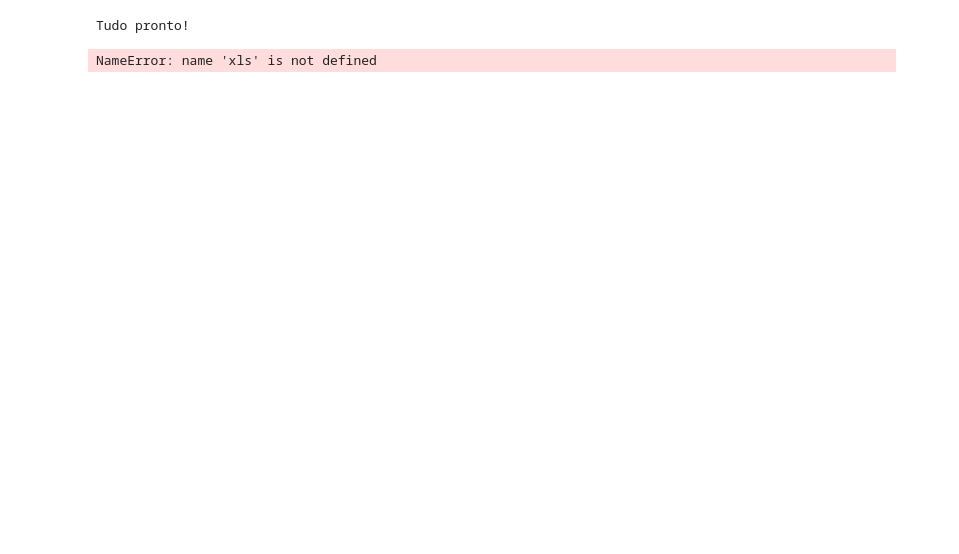
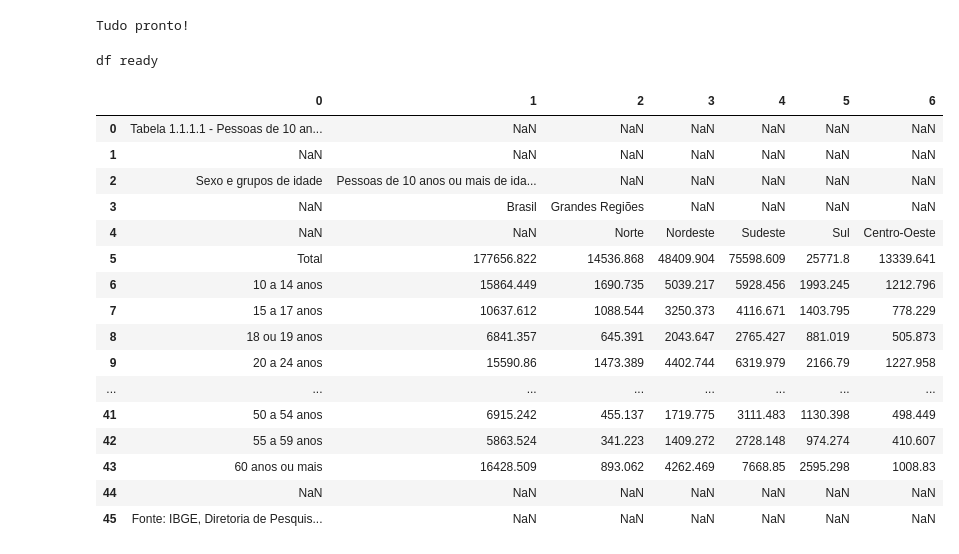
Before and after one commit to izaiapc/first_EDA, a Jupyter notebook: notebooks/acesso_a_internet_2015.ipynb, the cells around one changed output. Cells and saved outputs as stored; diff of their text form; code cells hidden in the pictures; blank space fills up the shorter version.

```diff
--- a/notebooks/acesso_a_internet_2015.ipynb
+++ b/notebooks/acesso_a_internet_2015.ipynb
@@ -10,8 +10,28 @@ print("Tudo pronto!")
 # %% [output]
 Tudo pronto!
 # %%
-df = pd.read_excel('../data/ibge_acesso_a_internet_2015/01_Utilizacao_da_Internet.xlsx')
+df = pd.read_excel('../data/ibge_acesso_a_internet_2015/01_Utilizacao_da_Internet.xlsx',header=None)
+print('df ready')
+# %% [output]
+df ready
-# %%
-print(xls.sheet_names)
-# %% [output]
-NameError: name 'xls' is not defined
+# %%
+tabela1=df.iloc[0:,0:7]
+tabela1
+# %% [output]
+|  | 0 | 1 | 2 | 3 | 4 | 5 | 6 |
+| 0 | Tabela 1.1.1.1 - Pessoas de 10 an... | NaN | NaN | NaN | NaN | NaN | NaN |
+| 1 | NaN | NaN | NaN | NaN | NaN | NaN | NaN |
+| 2 | Sexo e grupos de idade | Pessoas de 10 anos ou mais de ida... | NaN | NaN | NaN | NaN | NaN |
+| 3 | NaN | Brasil | Grandes Regiões | NaN | NaN | NaN | NaN |
+| 4 | NaN | NaN | Norte | Nordeste | Sudeste | Sul | Centro-Oeste |
+| 5 | Total | 177656.822 | 14536.868 | 48409.904 | 75598.609 | 25771.8 | 13339.641 |
+| 6 | 10 a 14 anos | 15864.449 | 1690.735 | 5039.217 | 5928.456 | 1993.245 | 1212.796 |
+| 7 | 15 a 17 anos | 10637.612 | 1088.544 | 3250.373 | 4116.671 | 1403.795 | 778.229 |
+| 8 | 18 ou 19 anos | 6841.357 | 645.391 | 2043.647 | 2765.427 | 881.019 | 505.873 |
+| 9 | 20 a 24 anos | 15590.86 | 1473.389 | 4402.744 | 6319.979 | 2166.79 | 1227.958 |
+| ... | ... | ... | ... | ... | ... | ... | ... |
+| 41 | 50 a 54 anos | 6915.242 | 455.137 | 1719.775 | 3111.483 | 1130.398 | 498.449 |
+| 42 | 55 a 59 anos | 5863.524 | 341.223 | 1409.272 | 2728.148 | 974.274 | 410.607 |
+| 43 | 60 anos ou mais | 16428.509 | 893.062 | 4262.469 | 7668.85 | 2595.298 | 1008.83 |
+| 44 | NaN | NaN | NaN | NaN | NaN | NaN | NaN |
+| 45 | Fonte: IBGE, Diretoria de Pesquis... | NaN | NaN | NaN | NaN | NaN | NaN |
```
Also changed, not shown: parts of 7 cells of this notebook, 1 other file.
